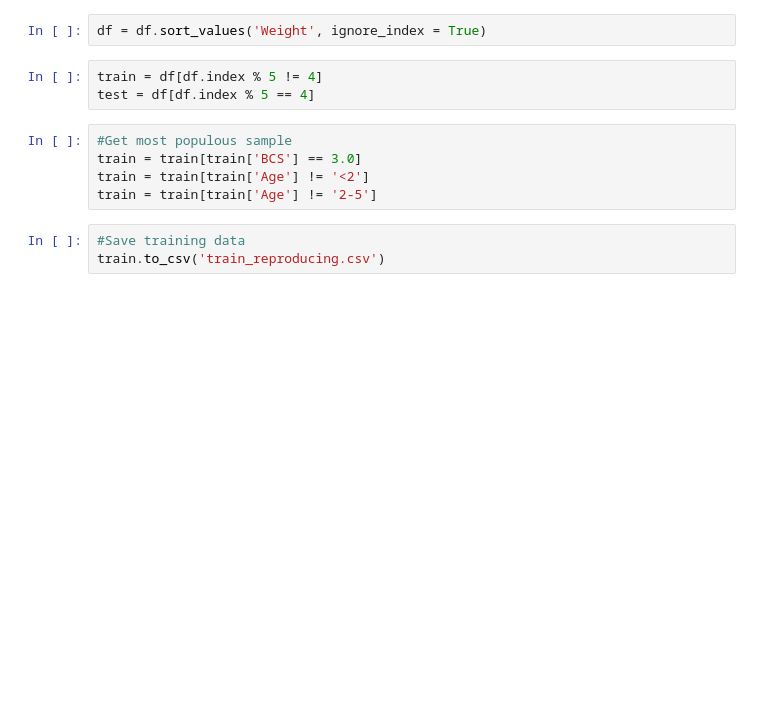
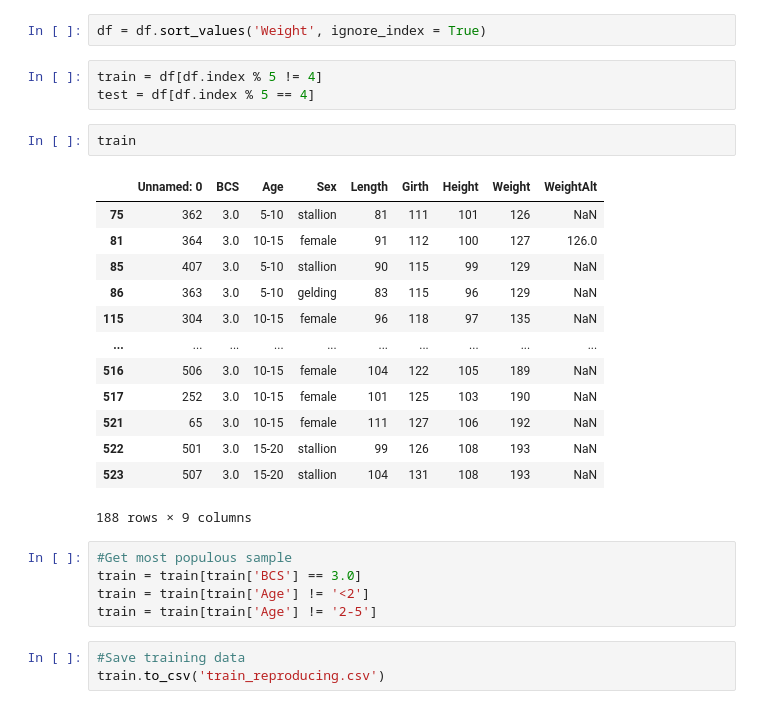
Before and after one commit to SwordInTheLake/donkeys, a Jupyter notebook: Donkeys Reproduced.ipynb, the cells around one changed output. Drawn from its saved outputs; the diff is of its cells as text; blank space fills up the shorter version.

```diff
--- a/Donkeys Reproduced.ipynb
+++ b/Donkeys Reproduced.ipynb
@@ -44,6 +44,22 @@ df = df.sort_values('Weight', ignore_index = True)
 # %%
 train = df[df.index % 5 != 4]
 test = df[df.index % 5 == 4]
+# %%
+train
+# %% [output]
+|  | Unnamed: 0 | BCS | Age | Sex | Length | Girth | Height | Weight | WeightAlt |
+| 75 | 362 | 3.0 | 5-10 | stallion | 81 | 111 | 101 | 126 | NaN |
+| 81 | 364 | 3.0 | 10-15 | female | 91 | 112 | 100 | 127 | 126.0 |
+| 85 | 407 | 3.0 | 5-10 | stallion | 90 | 115 | 99 | 129 | NaN |
+| 86 | 363 | 3.0 | 5-10 | gelding | 83 | 115 | 96 | 129 | NaN |
+| 115 | 304 | 3.0 | 10-15 | female | 96 | 118 | 97 | 135 | NaN |
+| ... | ... | ... | ... | ... | ... | ... | ... | ... | ... |
+| 516 | 506 | 3.0 | 10-15 | female | 104 | 122 | 105 | 189 | NaN |
+| 517 | 252 | 3.0 | 10-15 | female | 101 | 125 | 103 | 190 | NaN |
+| 521 | 65 | 3.0 | 10-15 | female | 111 | 127 | 106 | 192 | NaN |
+| 522 | 501 | 3.0 | 15-20 | stallion | 99 | 126 | 108 | 193 | NaN |
+| 523 | 507 | 3.0 | 15-20 | stallion | 104 | 131 | 108 | 193 | NaN |
+188 rows × 9 columns
 # %%
 #Get most populous sample
 train = train[train['BCS'] == 3.0]
```
Also changed, not shown: parts of 1 cell of this notebook, 5 other files.
